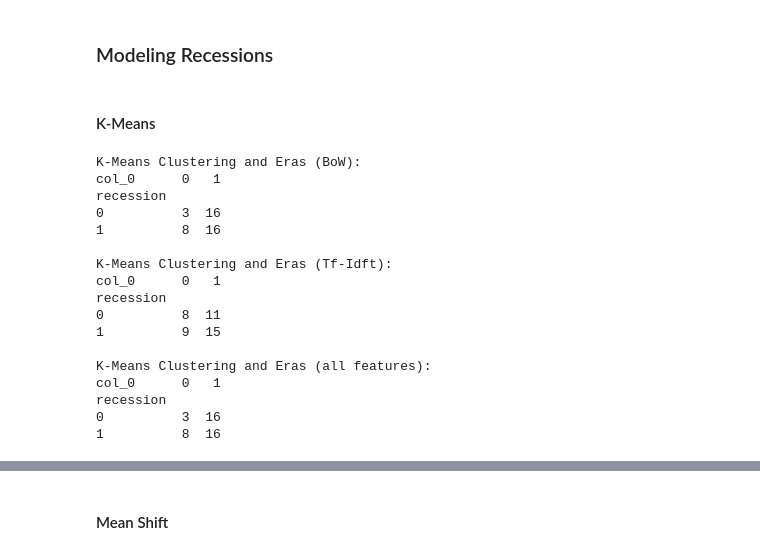
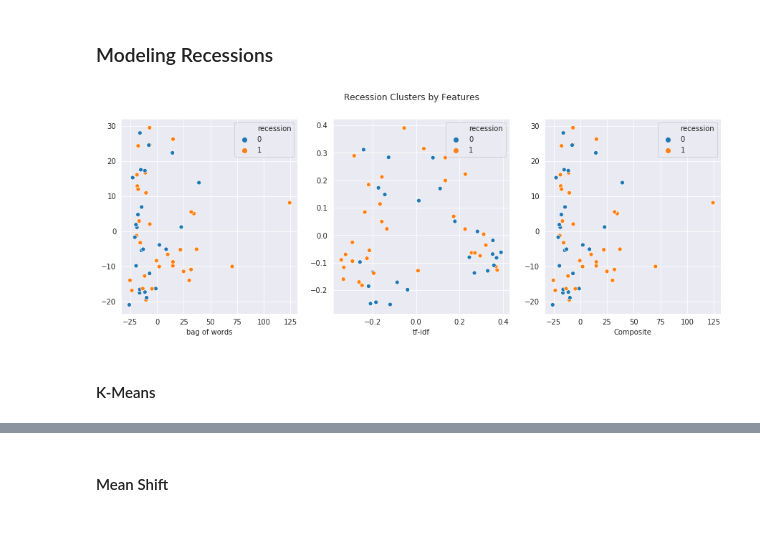
Before and after one commit to aarondelgiudice/thinkful, a Jupyter notebook: unit_4/capstone/4_5b_model_selection.ipynb, the cells around one changed output, grey strips where cells are left out. Saved outputs shown, nothing was run; the diff lists cells and outputs as text; code cells hidden in the pictures; blank space fills up the shorter version.

Commit message:
Added unsupervised modeling function. Added plots of clustering labels.

```diff
--- a/unit_4/capstone/4_5b_model_selection.ipynb
+++ b/unit_4/capstone/4_5b_model_selection.ipynb
@@ -92,24 +89,0 @@ Data = df.drop(['fileid', 'text_nostops'], axis=1)
-# %%
-# define data, target for BoW features
-#Data_bow = np.array(Word_Counts.drop(['text_sentence','text_source', 'Target'], 1))
-Data_bow = word_counts.drop(['fileid', 'text_nostops'], 1)
-# split training and testing data
-X_train_bow, X_test_bow, y_train_bow, y_test_bow = train_test_split(
-    Data_bow, target, test_size=0.25, stratify=target, random_state=42)
-# %%
-# define data, target for tf-idf features
-#Data_tfidf = np.array(Tf_idf.drop(['text_sentence','text_source'], 1))
-Data_tfidf = tf_idf.drop(['fileid', 'text_nostops'], 1)
-# split training and testing data
-X_train_tfidf, X_test_tfidf, y_train_tfidf, y_test_tfidf = train_test_split(
-    Data_tfidf, target, test_size=0.25, stratify=target, random_state=42)
-# %%
-# merge BoW features and tf-idf features
-df = pd.concat([word_counts, tf_idf.drop(['fileid', 'text_nostops'], axis=1)], axis=1)
-# define data and target
-#Data = np.array(df.drop(['text_sentence', 'text_source', 'Target'], axis=1))
-Data = df.drop(['fileid', 'text_nostops'], axis=1)
-# split training and test data
-# reserve 25% of data for testing and straify split along target variable
-X_train, X_test, y_train, y_test = train_test_split(
-    Data, target, test_size=0.25, stratify=target, random_state=42)
@@ -116,4 +127,27 @@ X_train, X_test, y_train, y_test = train_test_split(
 # %% [markdown]
 ### Modeling Recessions
+# %%
+from sklearn.decomposition import PCA
+# reduce data to two dimensions
+bow_2D = PCA(n_components=2).fit_transform(Data_bow)
+tfidf_2D = PCA(n_components=2).fit_transform(Data_tfidf)
+data_2D = PCA(n_components=2).fit_transform(Data)
+
+# plot recession target variable
+fig, axes = plt.subplots(1, 3, figsize=(15,5))
+
+sns.scatterplot(bow_2D[:,0], bow_2D[:,1], hue=df_prez['recession'], ax=axes[0])
+axes[0].set_xlabel("bag of words")
+
+sns.scatterplot(tfidf_2D[:,0], tfidf_2D[:,1], hue=df_prez['recession'], ax=axes[1])
+axes[1].set_xlabel("tf-idf")
+
+sns.scatterplot(data_2D[:,0], data_2D[:,1], hue=df_prez['recession'], ax=axes[2])
+axes[2].set_xlabel("Composite")
+
+fig.suptitle("Recession Clusters by Features")
+plt.show;
+# %% [output]
+[figure, added]
 # %% [markdown]
 #### K-Means
@@ -122,32 +153,0 @@ from sklearn.cluster import KMeans
-# %%
-# fit model with 2 clusters using BoW features
-kmeans_pred_bow = KMeans(n_clusters=2, random_state=42).fit_predict(X_train_bow)
-# fit model with 2 clusters using Tf-Idf features
-kmeans_pred_tfidf = KMeans(n_clusters=2, random_state=42).fit_predict(X_train_tfidf)
-# fit model with 2 clusters using all features
-kmeans_pred = KMeans(n_clusters=2, random_state=42).fit_predict(X_train)
-#
-print('K-Means Clustering and Eras (BoW):')
-print(pd.crosstab(y_train_bow, kmeans_pred_bow))
-print('\nK-Means Clustering and Eras (Tf-Idft):')
-print(pd.crosstab(y_train_tfidf, kmeans_pred_tfidf))
-print('\nK-Means Clustering and Eras (all features):')
-print(pd.crosstab(y_train, kmeans_pred))
-# %% [output]
-K-Means Clustering and Eras (BoW):
-col_0      0   1
-recession
-0          3  16
-1          8  16
-
-K-Means Clustering and Eras (Tf-Idft):
-col_0      0   1
-recession
-0          8  11
-1          9  15
-
-K-Means Clustering and Eras (all features):
-col_0      0   1
-recession
-0          3  16
-1          8  16
```
Also changed, not shown: parts of 95 cells of this notebook.
